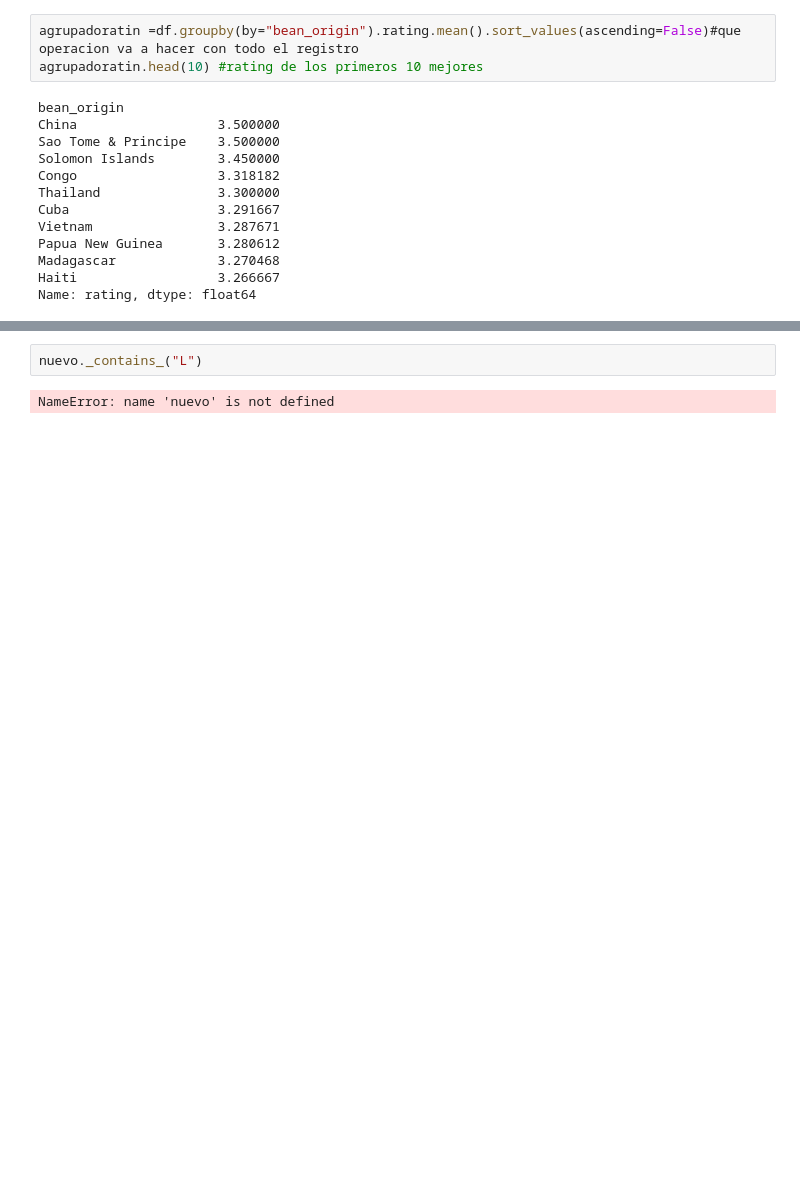
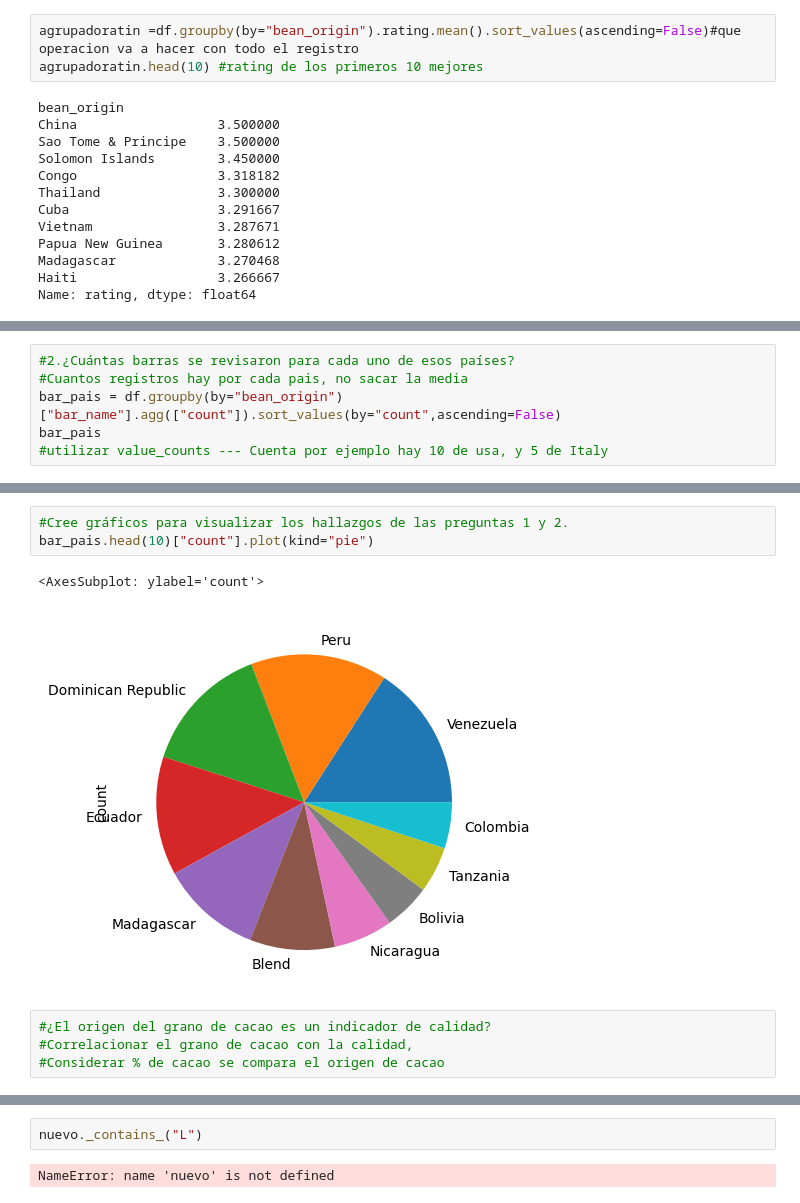
Before and after one commit to amalia345/Chocolates, a Jupyter notebook: analisis.ipynb, the cells around one changed output, grey strips where cells are left out. Saved outputs shown, nothing was run; the diff lists cells and outputs as text; blank space fills up the shorter version.

```diff
--- a/analisis.ipynb
+++ b/analisis.ipynb
@@ -111,0 +111,6 @@ mediarating_pais.head(10).plot(kind="bar")
+# %%
+#2.¿Cuántas barras se revisaron para cada uno de esos países?
+#Cuantos registros hay por cada pais, no sacar la media
+bar_pais = df.groupby(by="bean_origin")["bar_name"].agg(["count"]).sort_values(by="count",ascending=False)
+bar_pais
+#utilizar value_counts --- Cuenta por ejemplo hay 10 de usa, y 5 de Italy
@@ -111,0 +132,10 @@ mediarating_pais.head(10).plot(kind="bar")
+# %%
+#Cree gráficos para visualizar los hallazgos de las preguntas 1 y 2.
+bar_pais.head(10)["count"].plot(kind="pie")
+# %% [output]
+<AxesSubplot: ylabel='count'>
+[figure, added]
+# %%
+#¿El origen del grano de cacao es un indicador de calidad?
+#Correlacionar el grano de cacao con la calidad,
+#Considerar % de cacao se compara el origen de cacao
```
Also changed, not shown: parts of 10 cells of this notebook.
